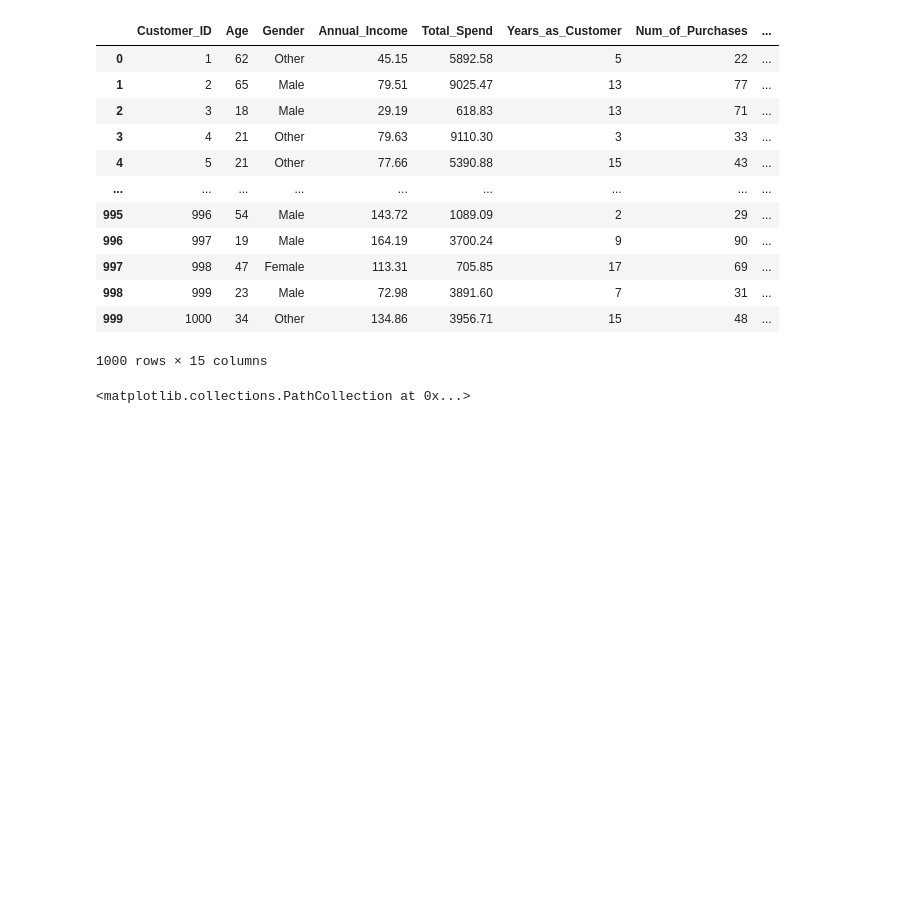
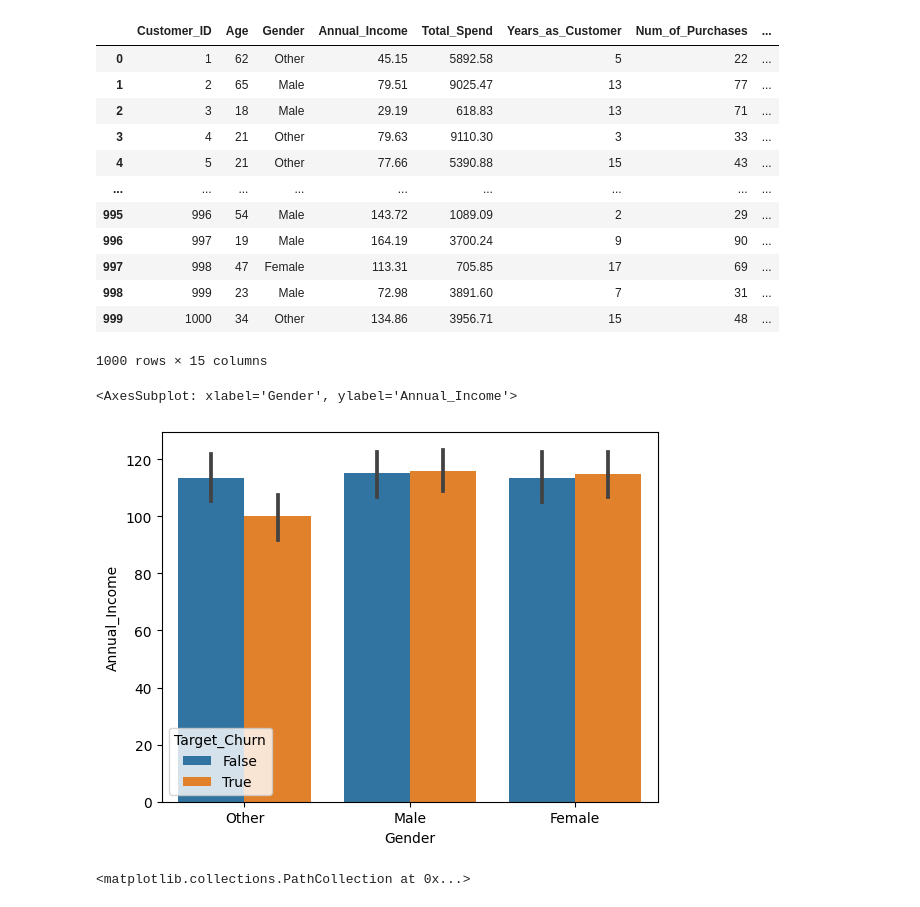
Before and after one commit to AkashBhardwaj9078/Programming-, a Jupyter notebook: churn.ipynb, the cells around one changed output. Saved outputs shown, nothing was run; the diff lists cells and outputs as text; code cells hidden in the pictures; blank space fills up the shorter version.

```diff
--- a/churn.ipynb
+++ b/churn.ipynb
@@ -20,6 +20,11 @@ df
 | 998 | 999 | 23 | Male | 72.98 | 3891.60 | 7 | 31 | ... |
 | 999 | 1000 | 34 | Other | 134.86 | 3956.71 | 15 | 48 | ... |
 1000 rows × 15 columns
+# %%
+sns.barplot(hue=df["Target_Churn"],y=df["Annual_Income"],x=df["Gender"])
+# %% [output]
+<AxesSubplot: xlabel='Gender', ylabel='Annual_Income'>
+[figure, added]
 # %%
 plt.scatter(df["Num_of_Returns"],df["Num_of_Purchases"])
 # %% [output]
```
